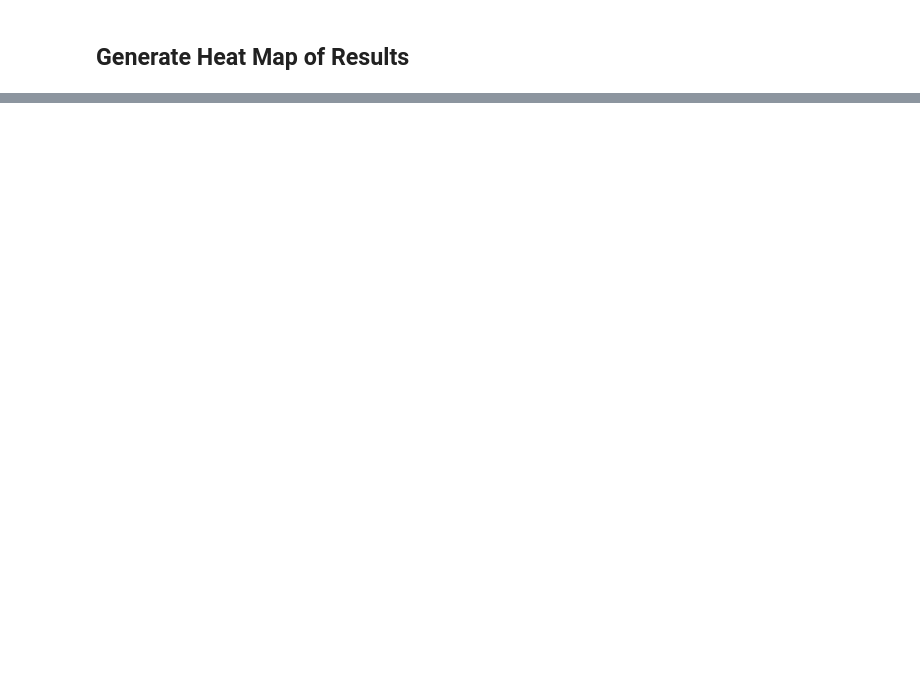
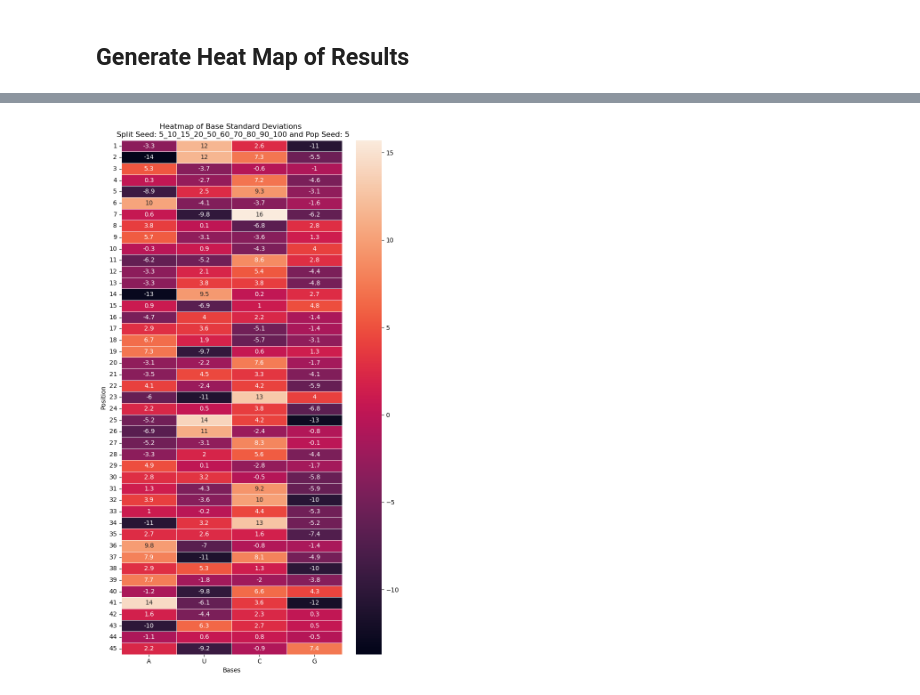
Before and after one commit to atalantatx/atx-genespec, a Jupyter notebook: PSSM_rep/generate_stddev_heat_map.ipynb, the cells around one changed output, grey strips where cells are left out. Cells and saved outputs as stored; diff of their text form; code cells hidden in the pictures; blank space fills up the shorter version.

```diff
--- a/PSSM_rep/generate_stddev_heat_map.ipynb
+++ b/PSSM_rep/generate_stddev_heat_map.ipynb
@@ -92,0 +120,23 @@ figure.savefig(outfile)
+# %%
+import seaborn as sns
+import matplotlib.pyplot as plt
+
+plt.figure(figsize=(8, 15))
+svm = sns.heatmap(grouped_mean, annot=True, linewidths=0.5)
+
+# Customize the plot
+plt.title(f"Heatmap of Base Standard Deviations \n Split Seed: {new_splits} and Pop Seed: {seed[0]}")
+plt.xlabel("Bases")
+plt.ylabel("Position")
+plt.xticks(rotation=0)
+plt.yticks(rotation=0)
+
+# Show the plot
+plt.show()
+
+figure = svm.get_figure()
+# Save the plot
+outfile = f"heatmaps/heatmap_mean_bdna_data_KL25082020_split_seed-{new_splits}_pop_seed-{seed[0]}.png"
+figure.savefig(outfile)
+# %% [output]
+[figure, added]
```
Also changed, not shown: parts of 4 cells of this notebook, 4 other files.
